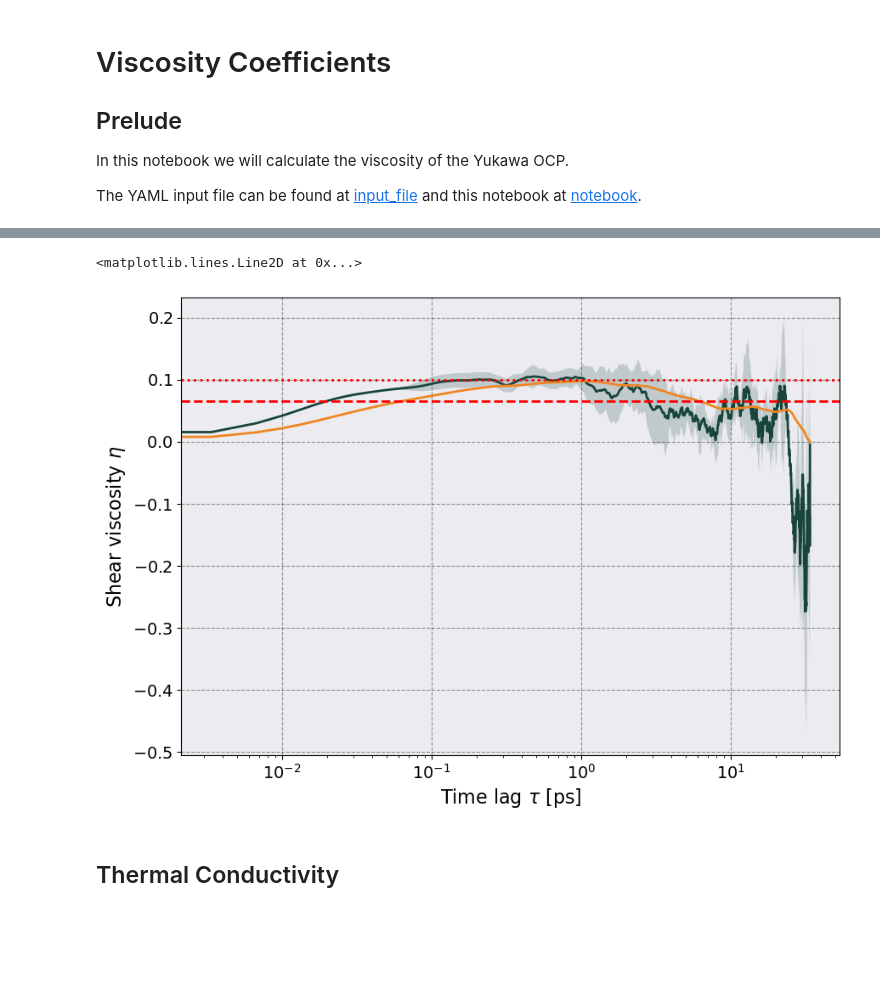
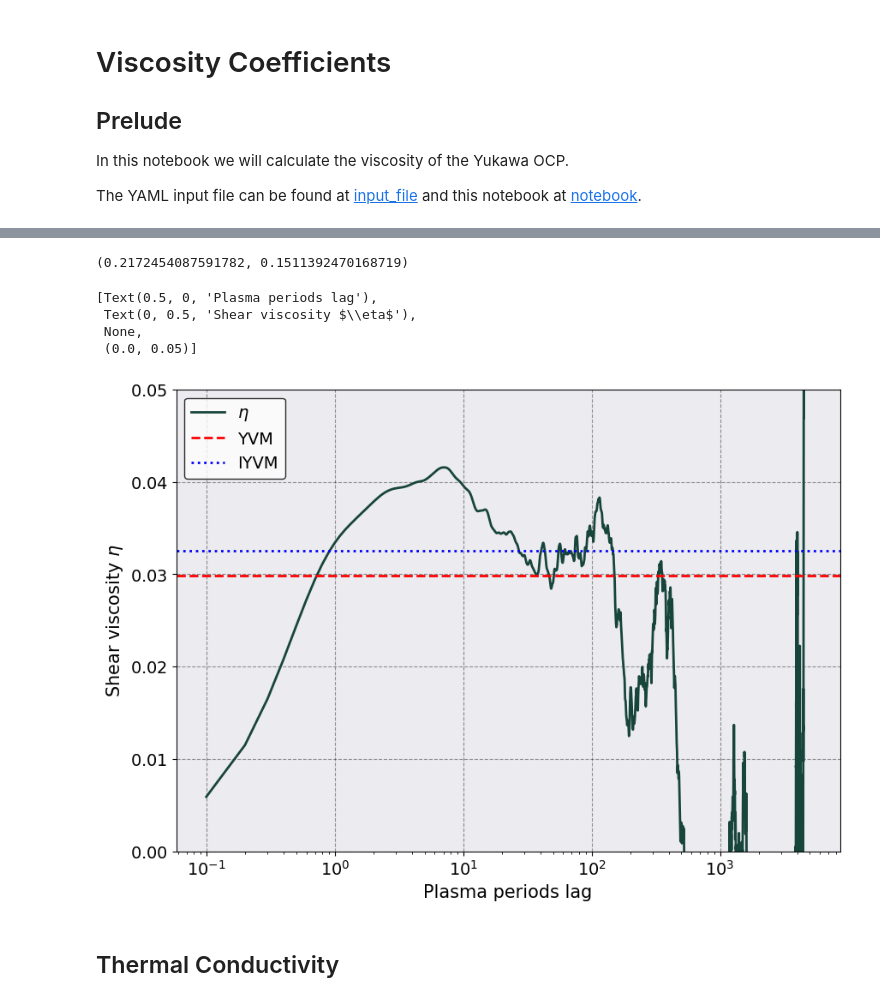
Before and after one commit to lucianogsilvestri/sarkas, a Jupyter notebook: docs/examples/YOCP/YOCP_Transport_NB.ipynb, the cells around one changed output, grey strips where cells are left out. Cells and saved outputs as stored; diff of their text form; code cells hidden in the pictures; blank space fills up the shorter version.

```diff
--- a/docs/examples/YOCP/YOCP_Transport_NB.ipynb
+++ b/docs/examples/YOCP/YOCP_Transport_NB.ipynb
@@ -252,9 +314,13 @@ The total pressure is given from the sum of the three terms and should be equal
 $$ P = n k_BT + P_{\rm Hartree} + P_{\rm Corr} = {\operatorname {Mean} } \left \{ \mathcal P(t) \right \} $$
 # %%
 nkT, _, _, p_h, p_c = therm.compute_from_rdf(rdf, postproc.potential)
+kappa = postproc.potential.a_ws / postproc.potential.screening_length
+p_h_yocp = postproc.potential.coupling_constant * 1.5 / kappa**2
+print(f"The ratio between the calculated Hartree term and the theoretical value is: {p_h[0]/nkT / p_h_yocp :.4e}")
 
 P_rdf = nkT + p_h + p_c
 P_trace = pt.dataframe[("Total","Pressure", "Mean")].mean()
 
-print("The relative difference between the two methods is = {:.2f} %".format((P_rdf[0] - P_trace)*100/P_rdf[0] ) )
+rel_diff = (P_rdf[0] - P_trace)*100/P_rdf[0]
+print(f"The relative difference between the integral of g(r) and the mean of the time series data is = {rel_diff:.2f} %")
 # %% [output]
@@ -382,0 +484,3 @@ K_inf = 1.822e+11, sum_rule = 9.900e+11, 443.43 %
+# %%
+acf_df = pt.calc_better_acf_data(plasma_periods_shift = 100)
+acf_df.info()
@@ -466,2 +546,6 @@ axes[0].set(ylim = (-1, 1.05))
+# %%
+from scipy.integrate import cumulative_trapezoid
+
+eta_t = therm.beta_slices.mean() * pt.box_volume * cumulative_trapezoid(acf_df.iloc[:,1], x = acf_df.iloc[:, 0])
 # %%
 def murillo_yvm(kappa, gamma):
@@ -480,34 +576,38 @@ def murillo_yvm(kappa, gamma):
+# %%
+r = rdf.ra_values * rdf.a_ws
+r[0] = 1e-40
+_, du_dr, d2u_dr2 = postproc.potential.potential_derivatives(r, postproc.potential.matrix[0,0])
+gr = rdf.dataframe[("Al-Al RDF", "Mean")].values
+omega_E = np.sqrt(4.0 * np.pi * rdf.total_num_density/ (3 * rdf.species_masses[0]) * np.trapz( 2 * r * gr * du_dr  + r**2 * gr * d2u_dr2, x = r))
+omega_E/rdf.total_plasma_frequency, np.exp(-0.2 * kappa**1.62)/ np.sqrt(3)
+# %% [output]
+(0.2172454087591782, 0.1511392470168719)
 # %%
-pq = "Shear Viscosity"
-tc_avg = tc.dataframe[(pq, "Mean")]
-tc_std = tc.dataframe[(pq, "Std")]
+time_rescaled = acf_df.iloc[1:,0] / pt.plasma_period
+eta_rescale_const = pt.total_plasma_frequency * pt.a_ws**2 * pt.species_masses[0] * pt.total_num_density
 
 kappa = pt.a_ws/postproc.potential.screening_length
-rescale = pt.total_plasma_frequency * pt.a_ws**2 * pt.species_masses[0] * pt.total_num_density
+
 fig, ax = plt.subplots(1,1)
-ax.plot(tc.dataframe[("Integration","Interval")].to_numpy()*1e12,
-       tc_avg / rescale,
-       label = r'$\mu$')
-
-ax.fill_between(
-    tc.dataframe[("Integration","Interval")].to_numpy()*1e12,
-    (tc_avg - tc_std) / rescale,
-    (tc_avg + tc_std) / rescale,
-    alpha = 0.2)
-
-ax.plot(tc.dataframe[("Integration","Interval")].to_numpy()*1e12,
-       tc_avg.expanding().mean()/rescale,
-       label = r'Moving avg')
-ax.set(xlabel = r'Time lag $\tau$ [ps]',
+ax.plot(time_rescaled,
+        eta_t/eta_rescale_const,
+       label = r'$\eta$')
+eta_yvm = murillo_yvm(kappa, postproc.potential.coupling_constant)
+eta_iyvm = murillo_iyvm(kappa, postproc.potential.coupling_constant)
+ax.axhline(eta_yvm, ls = '--', c = 'r', label = "YVM")
+ax.axhline(eta_iyvm, ls = ':', c = 'b', label = "IYVM")
+ax.legend()
+ax.set(xlabel = r'Plasma periods lag',
       ylabel = r"Shear viscosity $\eta$",
-      xscale=  'log'
+      xscale=  'log',
+        ylim = (0, 0.05)
       )
-eta_yvm = murillo_yvm(kappa, postproc.potential.coupling_constant)
-ax.axhline(0.0654, ls = '--', c = 'r', label = "Daligault MD")
-ax.axhline(eta_yvm, ls = ':', c = 'r', label = "Murillo YVM")
 # %% [output]
-<matplotlib.lines.Line2D at 0x...>
+[Text(0.5, 0, 'Plasma periods lag'),
+ Text(0, 0.5, 'Shear viscosity $\\eta$'),
+ None,
+ (0.0, 0.05)]
-[figure, old version]
+[figure, new version]
 # %% [markdown]
 ## Thermal Conductivity
 # %%
```
Also changed, not shown: parts of 55 cells of this notebook, 15 other files.
